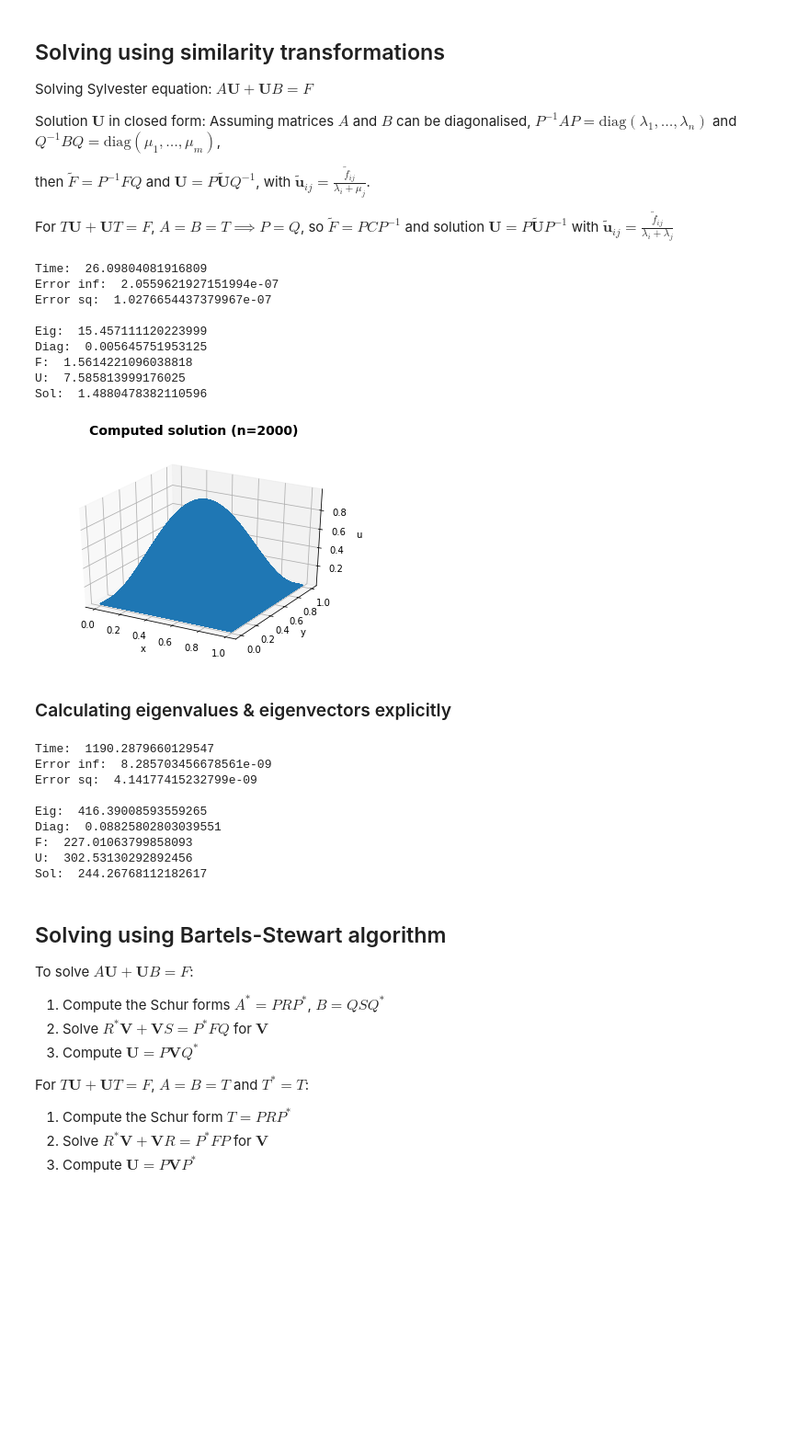
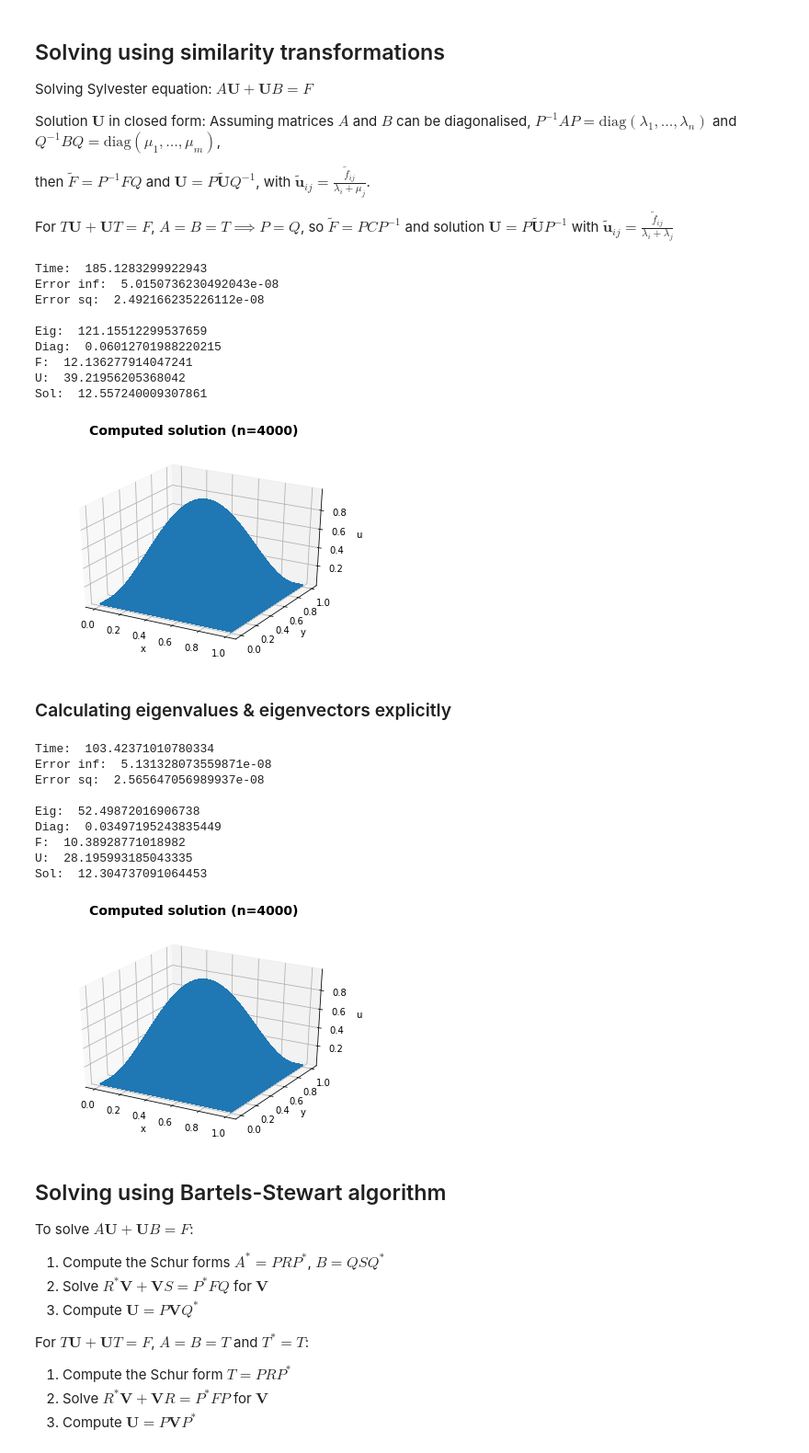
Before and after one commit to mm13ah/matrix-solvers, a Jupyter notebook: Jupyter/Project.ipynb, the cells around one changed output. Shown at 92% size. Cells and saved outputs as stored; diff of their text form; code cells hidden in the pictures; blank space fills up the shorter version.

```diff
--- a/Jupyter/Project.ipynb
+++ b/Jupyter/Project.ipynb
@@ -64,7 +64,7 @@ import time
 import pylab
 
 #Define parameters
-n = 1000 #number of internal nodes in each direction (number of unknowns)
+n = 4000 #number of internal nodes in each direction (number of unknowns)
 N = n+2 #total number of nodes in each direction (includes boundaries)
 h = 1/(n+1) #step size
 
@@ -165,7 +165,7 @@ from mpl_toolkits import mplot3d
 import time
 
 #Define parameters
-n = 2000 #number of internal nodes in each direction (number of unknowns)
+n = 4000 #number of internal nodes in each direction (number of unknowns)
 N = n+2 #total number of nodes in each direction (includes boundaries)
 h = 1/(n+1) #step size
 
@@ -276,15 +276,15 @@ print('F: ', F_time - diag_time)
 print('U: ', U_time - F_time)
 print('Sol: ', end_time - U_time)
 # %% [output]
-Time:  26.09804081916809
-Error inf:  2.0559621927151994e-07
-Error sq:  1.0276654437379967e-07
+Time:  185.1283299922943
+Error inf:  5.0150736230492043e-08
+Error sq:  2.492166235226112e-08
 
-Eig:  15.457111120223999
-Diag:  0.005645751953125
-F:  1.5614221096038818
-U:  7.585813999176025
-Sol:  1.4880478382110596
+Eig:  121.15512299537659
+Diag:  0.06012701988220215
+F:  12.136277914047241
+U:  39.21956205368042
+Sol:  12.557240009307861
 [figure]
 # %% [markdown]
 ### Calculating eigenvalues & eigenvectors explicitly
@@ -298,7 +298,7 @@ from mpl_toolkits import mplot3d
 import time
 
 #Define parameters
-n = 10000 #number of internal nodes in each direction (number of unknowns)
+n = 4000 #number of internal nodes in each direction (number of unknowns)
 N = n+2 #total number of nodes in each direction (includes boundaries)
 h = 1/(n+1) #step size
 
@@ -376,41 +376,42 @@ ax.plot3D(xline, yline, zline)
 
 #Compare computed solution against F
 F_computed = np.reshape(np.matmul(T,U) + np.matmul(U,T),-1)
 F = np.reshape(F,-1)
 function_error = 0
 for i in range(0,n**2):
     function_error += np.absolute(F[i]-F_computed[i])
 
 #Compute error at each node
 error_inf = 0
 error_sq = 0
 for i in range(0,n):
     for j in range(0,n):
         error_sq += np.absolute(U_exact[i][j] - U[i][j])**2
         if np.absolute(U_exact[i][j] - U[i][j]) > error_inf:
             error_inf = np.absolute(U_exact[i][j] - U[i][j])
 
 error_sq = (error_sq * h**2)**0.5
 
 print('Time: ', time)
 print('Error inf: ', error_inf)
 print('Error sq: ', error_sq)
 
 print('\nEig: ', eig_time - start_time)
 print('Diag: ', diag_time - eig_time)
 print('F: ', F_time - diag_time)
 print('U: ', U_time - F_time)
 print('Sol: ', end_time - U_time)
 # %% [output]
-Time:  1190.2879660129547
-Error inf:  8.285703456678561e-09
-Error sq:  4.14177415232799e-09
+Time:  103.42371010780334
+Error inf:  5.131328073559871e-08
+Error sq:  2.565647056989937e-08
 
-Eig:  416.39008593559265
-Diag:  0.08825802803039551
-F:  227.01063799858093
-U:  302.53130292892456
-Sol:  244.26768112182617
+Eig:  52.49872016906738
+Diag:  0.03497195243835449
+F:  10.38928771018982
+U:  28.195993185043335
+Sol:  12.304737091064453
+[figure, added]
 # %% [markdown]
 ## Solving using Bartels-Stewart algorithm
 To solve $A \mathbf{U} + \mathbf{U} B = F$:
```
Also changed, not shown: parts of 2 cells of this notebook, 4 other files.
